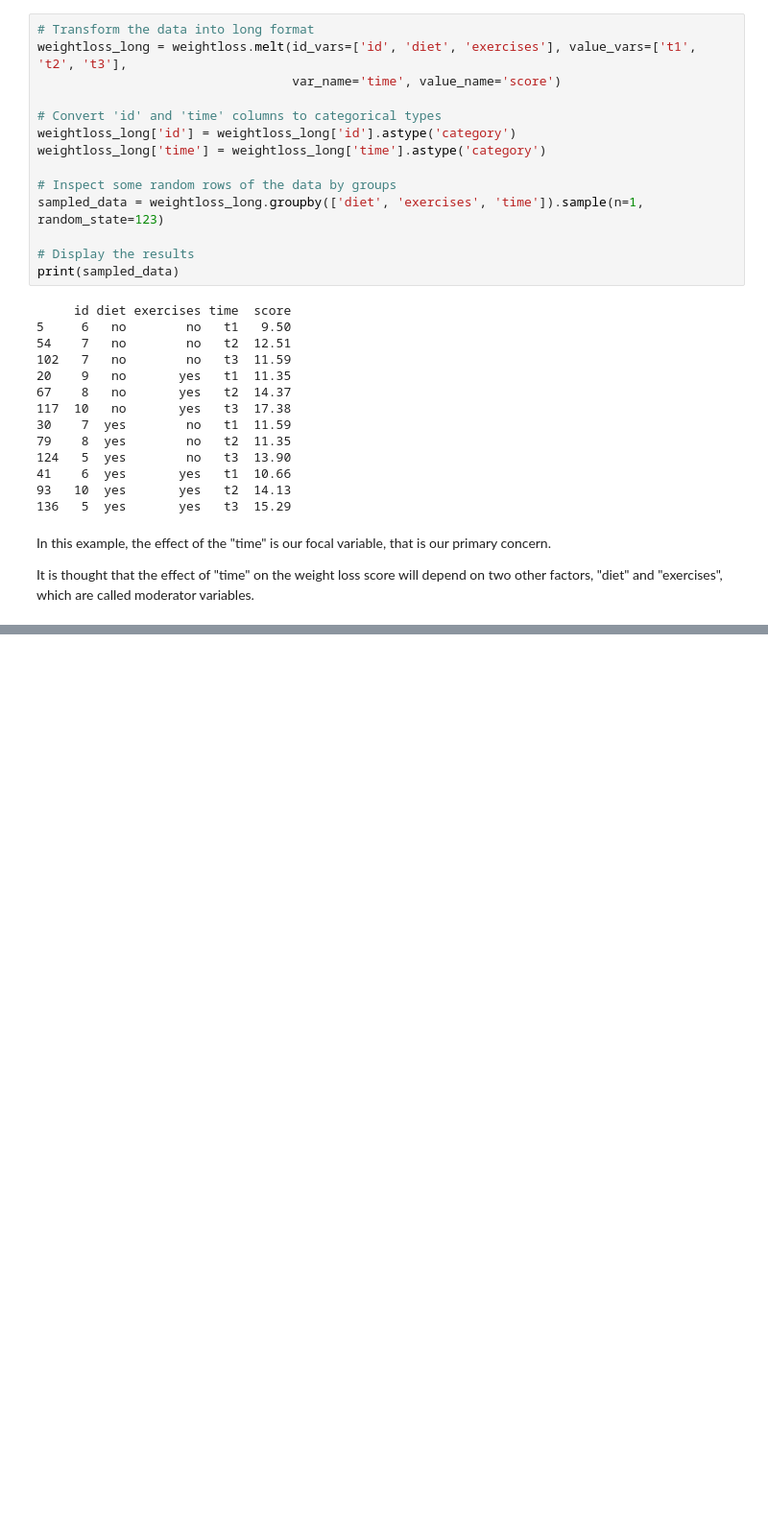
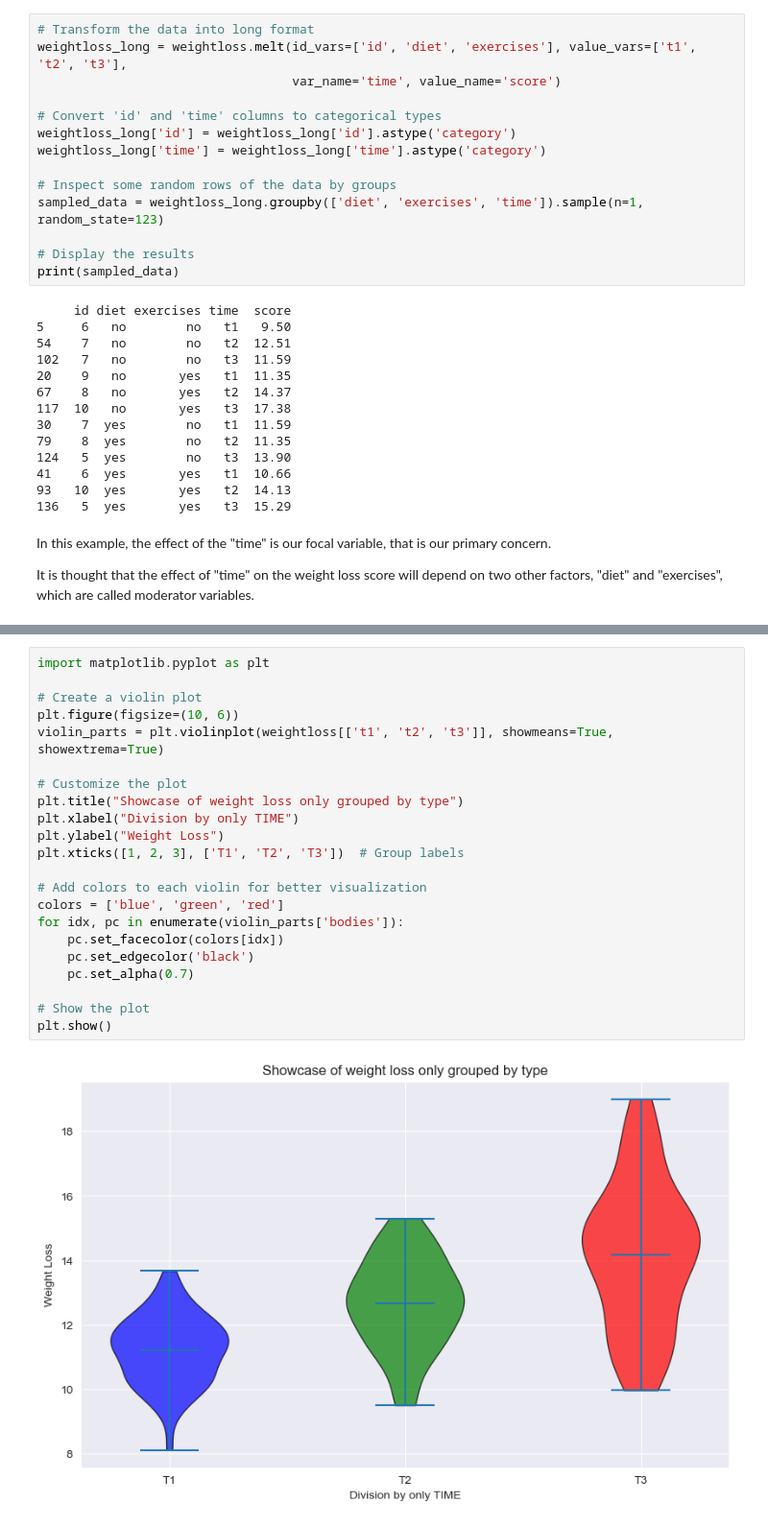
Before and after one commit to codemaster004/MathematicalSatistics, a Jupyter notebook: labs/Report9.ipynb, the cells around one changed output, grey strips where cells are left out. Shown at 96% size. Saved outputs shown, nothing was run; the diff lists cells and outputs as text; blank space fills up the shorter version.

```diff
--- a/labs/Report9.ipynb
+++ b/labs/Report9.ipynb
@@ -404,0 +443,24 @@ It is thought that the effect of "time" on the weight loss score will depend on
+# %%
+import matplotlib.pyplot as plt
+
+# Create a violin plot
+plt.figure(figsize=(10, 6))
+violin_parts = plt.violinplot(weightloss[['t1', 't2', 't3']], showmeans=True, showextrema=True)
+
+# Customize the plot
+plt.title("Showcase of weight loss only grouped by type")
+plt.xlabel("Division by only TIME")
+plt.ylabel("Weight Loss")
+plt.xticks([1, 2, 3], ['T1', 'T2', 'T3'])  # Group labels
+
+# Add colors to each violin for better visualization
+colors = ['blue', 'green', 'red']
+for idx, pc in enumerate(violin_parts['bodies']):
+    pc.set_facecolor(colors[idx])
+    pc.set_edgecolor('black')
+    pc.set_alpha(0.7)
+
+# Show the plot
+plt.show()
+# %% [output]
+[figure, added]
```
Also changed, not shown: parts of 8 cells of this notebook, 1 other file.
